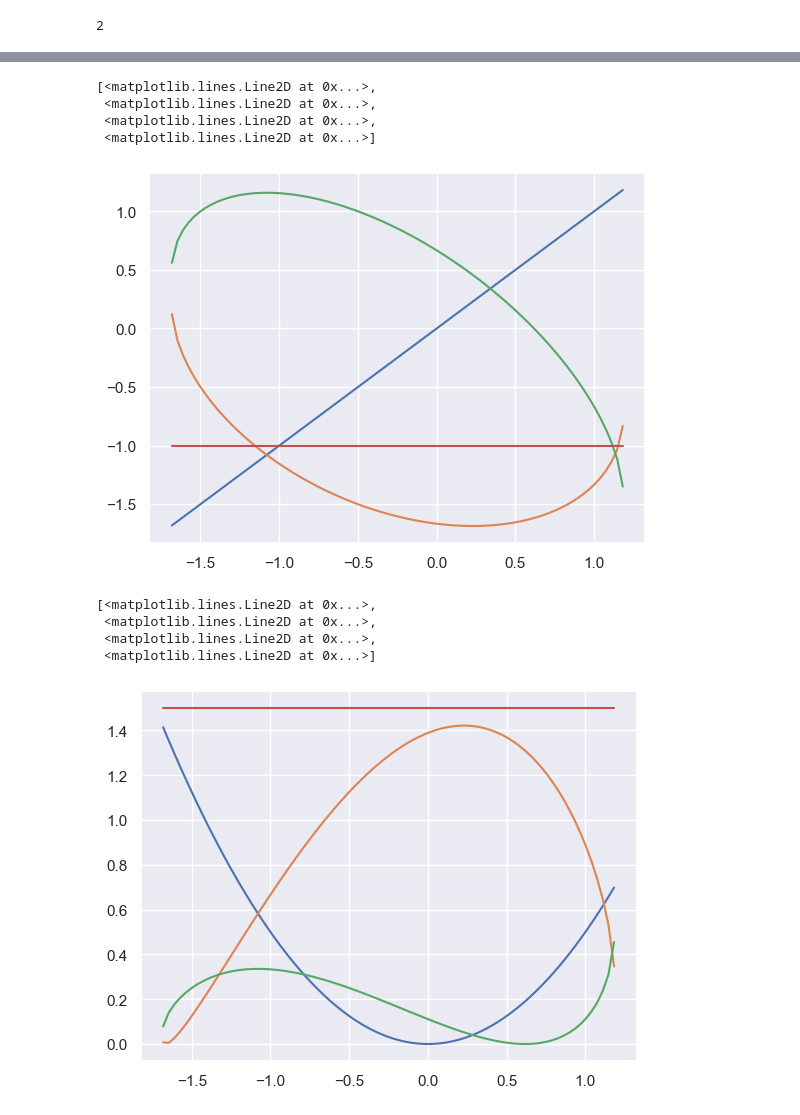
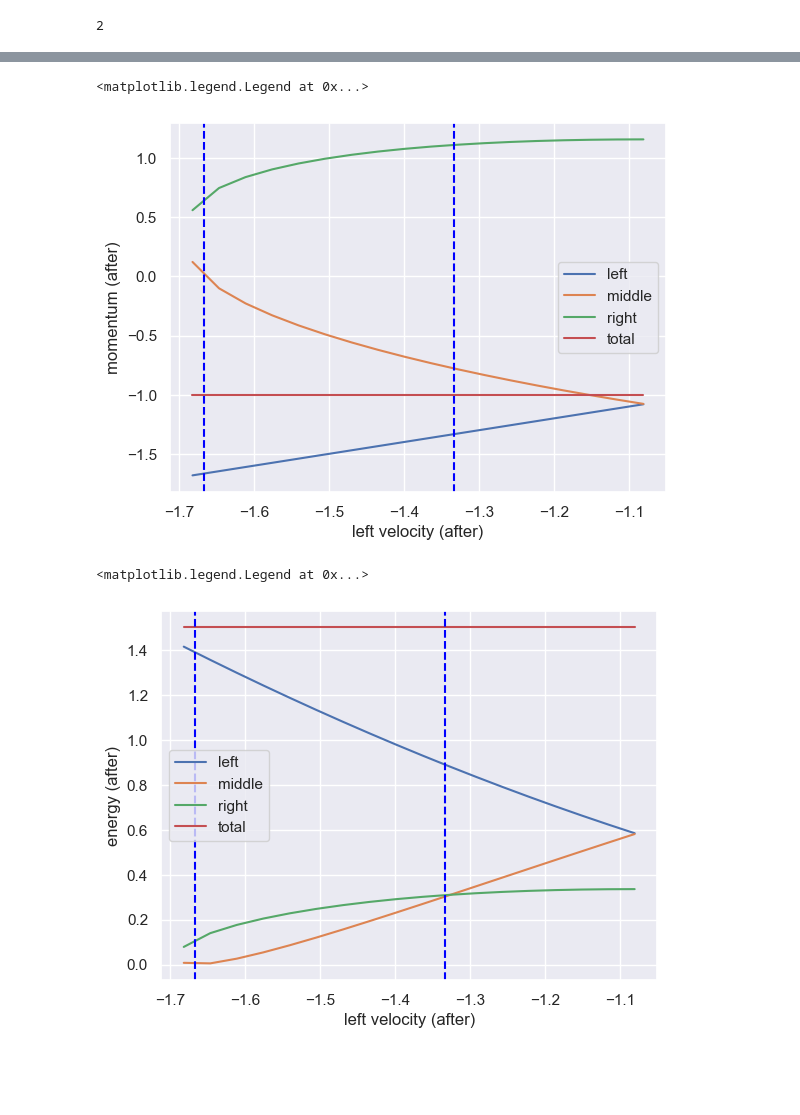
Before and after one commit to CarlKCarlK/perfect-physics, a Jupyter notebook: part_5_lee_total_solution.ipynb, the cells around one changed output, grey strips where cells are left out. Cells and saved outputs as stored; diff of their text form; code cells hidden in the pictures; blank space fills up the shorter version.

```diff
--- a/part_5_lee_total_solution.ipynb
+++ b/part_5_lee_total_solution.ipynb
@@ -81,8 +84,8 @@ len(ccc_velocity_solutions)
 # %% [output]
 2
 # %%
-from sympy import Rational
-def fit(ahat_vx):
-    return list(ccc_velocity_solutions)[0].subs({"a_m":m0,"b_m":m1,"c_m":m2,"a_vx":v0_b,"b_vx":v1_b,"c_vx":v2_b,"ahat_vx":ahat_vx})
-fit(Rational(-5,3))
+from sympy import Rational,Tuple
+def fit(ahat_vx,which):
+    return list(ccc_velocity_solutions)[which].subs({"a_m":m0,"b_m":m1,"c_m":m2,"a_vx":v0_b,"b_vx":v1_b,"c_vx":v2_b,"ahat_vx":ahat_vx})
+Tuple([fit(Rational(-5,3),0),fit(Rational(-5,3),1)])
 # %% [output]
@@ -91,7 +94,7 @@ $\displaystyle 0$
 import matplotlib.pyplot as plt
 import numpy as np
 ahat_vx_list = np.linspace(-2,1.5,100)
-bhat_vx_list = [fit(av)[0] for av in ahat_vx_list]
+bhat_vx_list = [fit(av,0)[0] for av in ahat_vx_list]
 # filter out complex numbers
 bhat_vx_list = np.array([(b if b.is_real else np.nan) for b in bhat_vx_list])
 ahat_vx_list = np.array([(ahat_vx_list[i] if bhat_vx_list[i]==bhat_vx_list[i] else np.nan) for i in range(len(ahat_vx_list))])
@@ -102,5 +105,5 @@ plt.plot(ahat_vx_list, bhat_vx_list)
 # %%
-chat_vx_list = [fit(av)[1] for av in ahat_vx_list]
+chat_vx_list = [fit(av,0)[1] for av in ahat_vx_list]
 chat_vx_list = np.array([(c if c.is_real else np.nan) for c in chat_vx_list])
 plt.plot(ahat_vx_list, chat_vx_list)
 # %% [output]
@@ -113,0 +112,19 @@ plt.plot(ahat_vx_list, ahat_vx_list)
+# %%
+# va <= vb <= vc
+for i in range(len(ahat_vx_list)):
+    if not(ahat_vx_list[i] <= bhat_vx_list[i] <= chat_vx_list[i]):
+        ahat_vx_list[i] = np.nan
+        bhat_vx_list[i] = np.nan
+        chat_vx_list[i] = np.nan
+plt.plot(ahat_vx_list, ahat_vx_list,
+ahat_vx_list, bhat_vx_list,
+ahat_vx_list, chat_vx_list,
+)
+# create vertical, dotted blue line
+plt.axvline(x=-5/3, color='blue', linestyle='dashed')
+plt.axvline(x=-4/3, color='blue', linestyle='dashed')
+plt.xlim(-1.75,.75)
+plt.ylim(-1.75,.75)
+plt.xlabel("left velocity (after)")
+plt.ylabel("velocity (after)")
+plt.legend(["left","middle","right"])
@@ -114,26 +134,28 @@ plt.plot(ahat_vx_list, ahat_vx_list)
 # %%
 p_list = ahat_vx_list + bhat_vx_list + 2*np.array(chat_vx_list)
 plt.plot(ahat_vx_list, ahat_vx_list,
 ahat_vx_list, bhat_vx_list,
 ahat_vx_list, 2*np.array(chat_vx_list),
 ahat_vx_list, p_list)
-# plt.axvline(x=-5/3)
-# plt.axvline(x=-4/3)
+plt.axvline(x=-5/3, color='blue', linestyle='dashed')
+plt.axvline(x=-4/3, color='blue', linestyle='dashed')
+plt.xlabel("left velocity (after)")
+plt.ylabel("momentum (after)")
+plt.legend(["left","middle","right","total"])
 # %% [output]
-[<matplotlib.lines.Line2D at 0x...>,
- <matplotlib.lines.Line2D at 0x...>,
- <matplotlib.lines.Line2D at 0x...>,
- <matplotlib.lines.Line2D at 0x...>]
+<matplotlib.legend.Legend at 0x...>
-[figure, old version]
+[figure, new version]
 # %%
 e_list = (ahat_vx_list**2 + np.array(bhat_vx_list)**2 + 2*np.array(chat_vx_list)**2)/2
 plt.plot(ahat_vx_list, ahat_vx_list**2/2,
 ahat_vx_list, np.array(bhat_vx_list)**2/2,
 ahat_vx_list, 2*np.array(chat_vx_list)**2/2,
 ahat_vx_list, e_list)
+plt.axvline(x=-5/3, color='blue', linestyle='dashed')
+plt.axvline(x=-4/3, color='blue', linestyle='dashed')
+plt.xlabel("left velocity (after)")
+plt.ylabel("energy (after)")
+plt.legend(["left","middle","right","total"])
 # %% [output]
-[<matplotlib.lines.Line2D at 0x...>,
- <matplotlib.lines.Line2D at 0x...>,
- <matplotlib.lines.Line2D at 0x...>,
- <matplotlib.lines.Line2D at 0x...>]
+<matplotlib.legend.Legend at 0x...>
-[figure, old version]
+[figure, new version]
```
Also changed, not shown: parts of 9 cells of this notebook.
